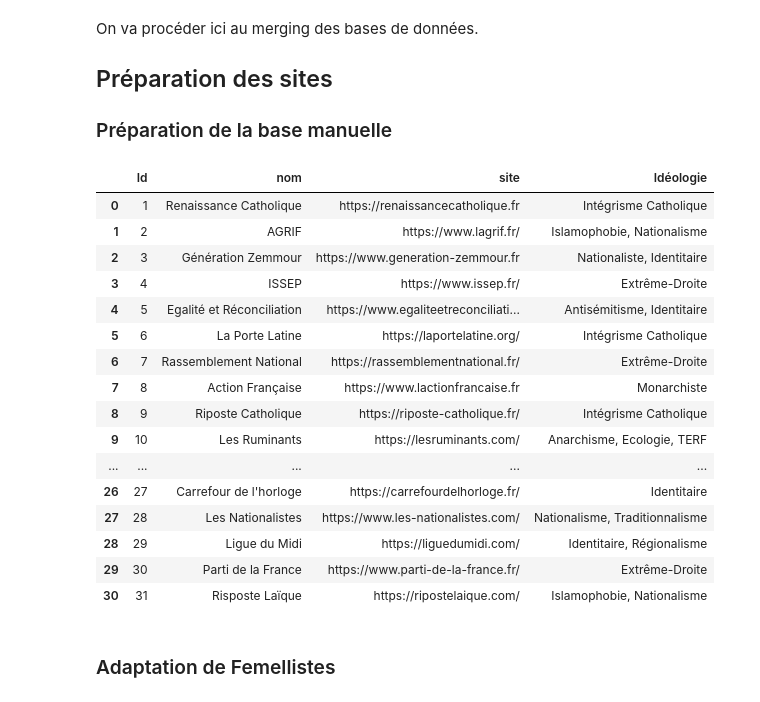
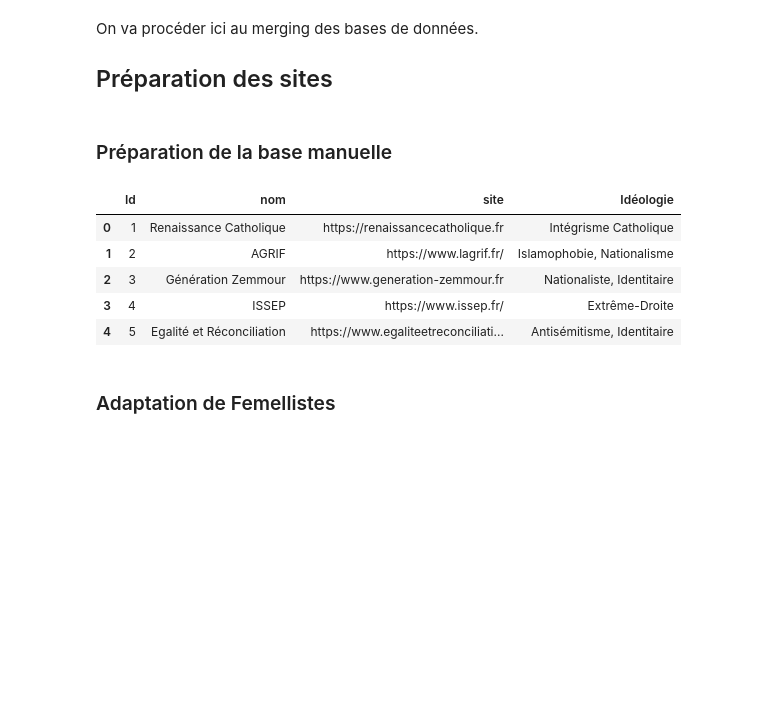
Before and after one commit to LeoMaurice/Conservative_mobilisation, a Jupyter notebook: src/Merging.ipynb, the cells around one changed output. Drawn from its saved outputs; the diff is of its cells as text; code cells hidden in the pictures; blank space fills up the shorter version.

```diff
--- a/src/Merging.ipynb
+++ b/src/Merging.ipynb
@@ -12,8 +9,8 @@ Requirement already satisfied: et-xmlfile in /opt/mamba/lib/python3.10/site-pack
 On va procéder ici au merging des bases de données.
 
 ## Préparation des sites
-
-### Préparation de la base manuelle
+# %% [markdown]
+### Préparation de la base manuelle
 # %%
 # Obtenez le chemin du répertoire parent du répertoire src
 base_dir = os.path.abspath(os.path.join(os.getcwd(), '..'))
@@ -26,26 +23,15 @@ sites = pd.read_excel(fichier_excel, sheet_name=0)
 # %%
 #On garde les colonnes intéressantes
 sites = sites[['Id', 'nom', 'site', 'Idéologie']]
 sites = sites.dropna(subset=['nom'])
-sites
+sites.head()
 # %% [output]
 |  | Id | nom | site | Idéologie |
 | 0 | 1 | Renaissance Catholique | https://renaissancecatholique.fr | Intégrisme Catholique |
 | 1 | 2 | AGRIF | https://www.lagrif.fr/ | Islamophobie, Nationalisme |
 | 2 | 3 | Génération Zemmour | https://www.generation-zemmour.fr | Nationaliste, Identitaire |
 | 3 | 4 | ISSEP | https://www.issep.fr/ | Extrême-Droite |
 | 4 | 5 | Egalité et Réconciliation | https://www.egaliteetreconciliati... | Antisémitisme, Identitaire |
-| 5 | 6 | La Porte Latine | https://laportelatine.org/ | Intégrisme Catholique |
-| 6 | 7 | Rassemblement National | https://rassemblementnational.fr/ | Extrême-Droite |
-| 7 | 8 | Action Française | https://www.lactionfrancaise.fr | Monarchiste |
-| 8 | 9 | Riposte Catholique | https://riposte-catholique.fr/ | Intégrisme Catholique |
-| 9 | 10 | Les Ruminants | https://lesruminants.com/ | Anarchisme, Ecologie, TERF |
-| ... | ... | ... | ... | ... |
-| 26 | 27 | Carrefour de l'horloge | https://carrefourdelhorloge.fr/ | Identitaire |
-| 27 | 28 | Les Nationalistes | https://www.les-nationalistes.com/ | Nationalisme, Traditionnalisme |
-| 28 | 29 | Ligue du Midi | https://liguedumidi.com/ | Identitaire, Régionalisme |
-| 29 | 30 | Parti de la France | https://www.parti-de-la-france.fr/ | Extrême-Droite |
-| 30 | 31 | Risposte Laïque | https://ripostelaique.com/ | Islamophobie, Nationalisme |
 # %%
 articles = pd.read_excel(fichier_excel, sheet_name=1) #Récupération articles
 articles = articles.dropna(subset=['contenu']) #Fuck les NaN
```
Also changed, not shown: parts of 9 cells of this notebook, 4 other files.
